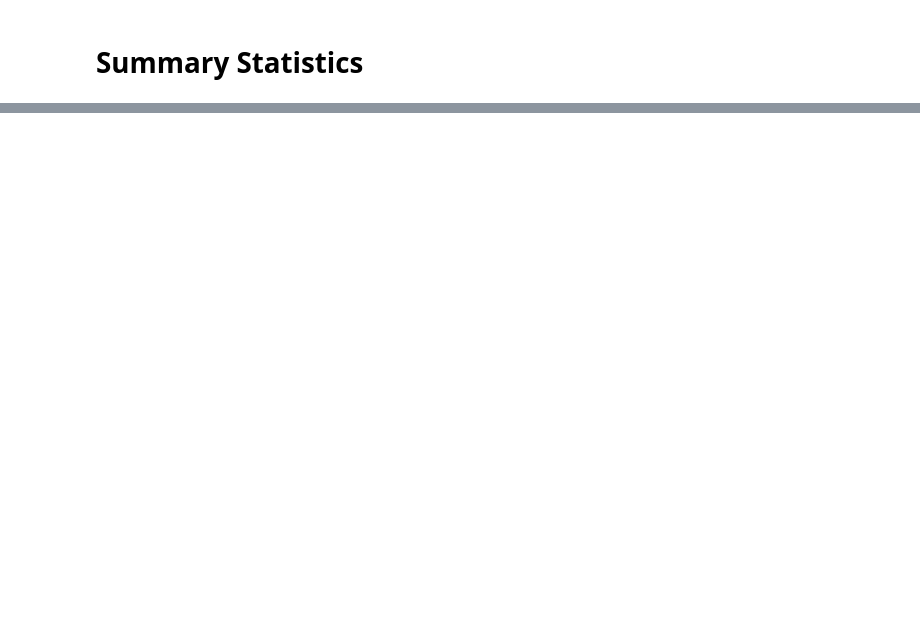
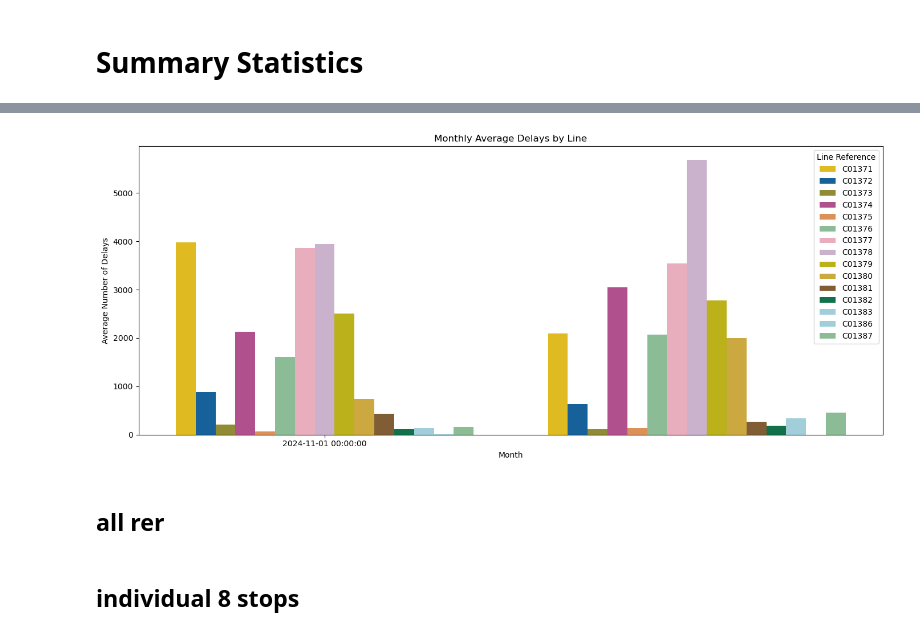
Before and after one commit to GraceBeyoko/Predicting-metro-delays, a Jupyter notebook: summary_plots.ipynb, the cells around one changed output, grey strips where cells are left out. Cells and saved outputs as stored; diff of their text form; code cells hidden in the pictures; blank space fills up the shorter version.

```diff
--- a/summary_plots.ipynb
+++ b/summary_plots.ipynb
@@ -279,0 +474,60 @@ metro = pd.concat([CDG, SL, SGP, BL], ignore_index=True)
+# %%
+merged_metro['nearest_datetime'] = pd.to_datetime(merged_metro['nearest_datetime'])
+
+delayed_metro = merged_metro[merged_metro['departure_status'] == 'delayed']
+
+start_date = pd.to_datetime('2024-11-02 00:00:00')
+end_date = pd.to_datetime('2024-12-31 23:59:59')
+
+delayed_metro = delayed_metro[(delayed_metro['nearest_datetime'] >= start_date) & (delayed_metro['nearest_datetime'] <= end_date)]
+
+
+# Extract month and year for grouping
+delayed_metro['year_month'] = delayed_metro['nearest_datetime'].dt.to_period('M')
+
+# Group by 'year_month' and 'line_ref' and count delays
+monthly_avg_delays = (
+    delayed_metro.groupby(['year_month', 'line_ref'])
+    .size()
+    .reset_index(name='delay_count')
+)
+
+
+# Convert 'year_month' back to datetime for plotting
+monthly_avg_delays['year_month'] = monthly_avg_delays['year_month'].dt.to_timestamp()
+
+# Set up the plot
+plt.figure(figsize=(14, 6))
+
+# Create the bar plot with color separation by 'line_ref'
+sns.barplot(
+    data=monthly_avg_delays,
+    x='year_month',
+    y='delay_count',
+    hue='line_ref',  # Color separation by line_ref
+    palette=metro_line_palette  # Seaborn palette for color separation
+)
+
+# Format the x-axis for better date handling
+plt.gca().xaxis.set_major_locator(mdates.MonthLocator())  # Set major ticks to months
+## add proper novermber december tickers!!
+
+
+# Add labels and title
+plt.xlabel('Month')
+plt.ylabel('Average Number of Delays')
+plt.title('Monthly Average Delays by Line')
+
+# Enable legend
+plt.legend(title='Line Reference', loc='upper right')
+
+# Tight layout for better spacing
+plt.tight_layout()
+
+# Save and display the plot
+plt.savefig("./Figures/Monthly-Delays-By-Line.png", format='png', dpi=300)
+plt.show()
+# %% [output]
+[figure, added]
+# %% [markdown]
+## all rer
@@ -279,0 +536,2 @@ metro = pd.concat([CDG, SL, SGP, BL], ignore_index=True)
+# %% [markdown]
+## individual 8 stops
```
Also changed, not shown: parts of 47 cells of this notebook, 4 other files.
